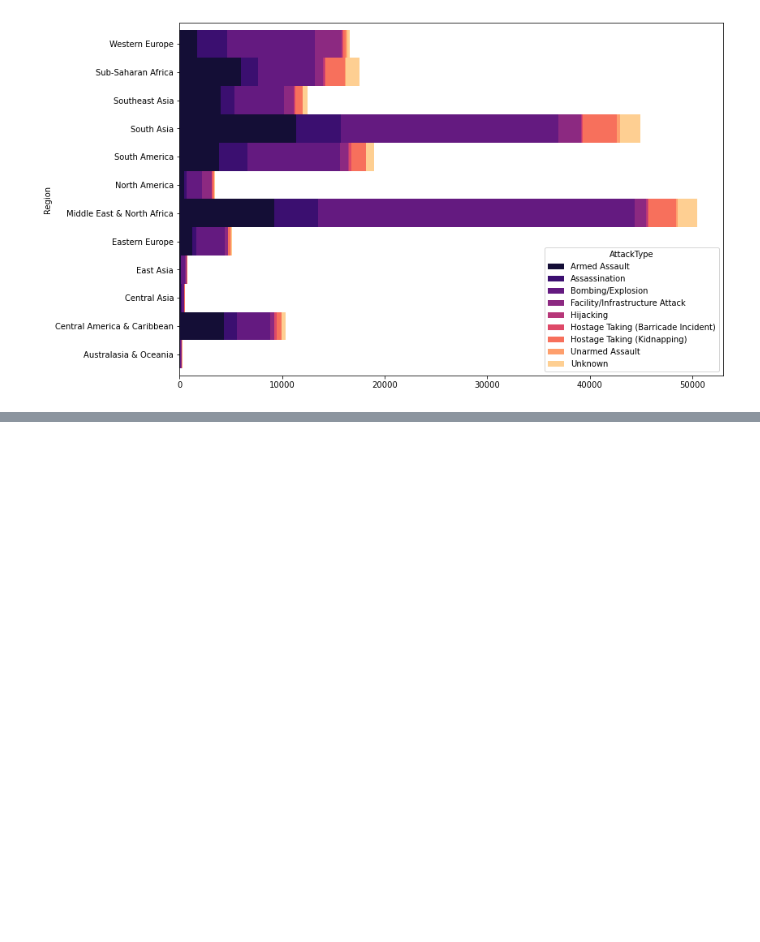
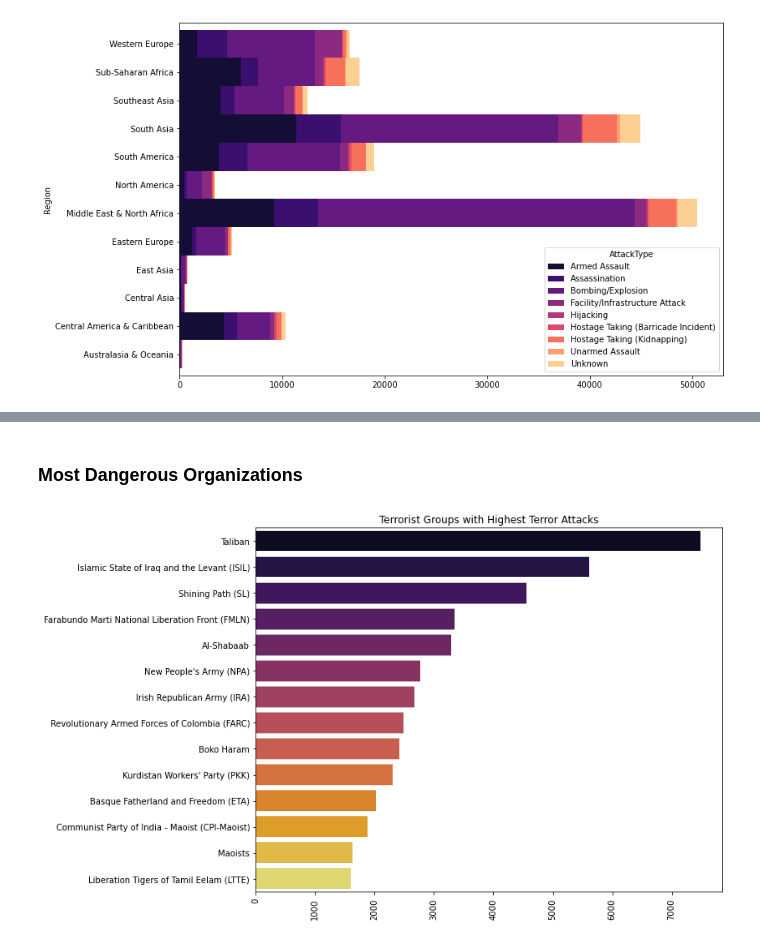
Before and after one commit to Akshitbagri/TSF-GRIP-Data-Science-Business-Analytics, a Jupyter notebook: Exploratory Data Analysis - Terrorism/Analysis.ipynb, the cells around one changed output, grey strips where cells are left out. Drawn from its saved outputs; the diff is of its cells as text; code cells hidden in the pictures; blank space fills up the shorter version.

```diff
--- a/Exploratory Data Analysis - Terrorism/Analysis.ipynb
+++ b/Exploratory Data Analysis - Terrorism/Analysis.ipynb
@@ -193,0 +214,11 @@ plt.show()
+# %% [markdown]
+### Most Dangerous Organizations
+# %%
+sns.barplot(terror['Group'].value_counts()[1:15].values,terror['Group'].value_counts()[1:15].index,palette=('inferno'))
+plt.xticks(rotation=90)
+fig=plt.gcf()
+fig.set_size_inches(10,8)
+plt.title('Terrorist Groups with Highest Terror Attacks')
+plt.show()
+# %% [output]
+[figure, added]
```
Also changed, not shown: parts of 4 cells of this notebook.
